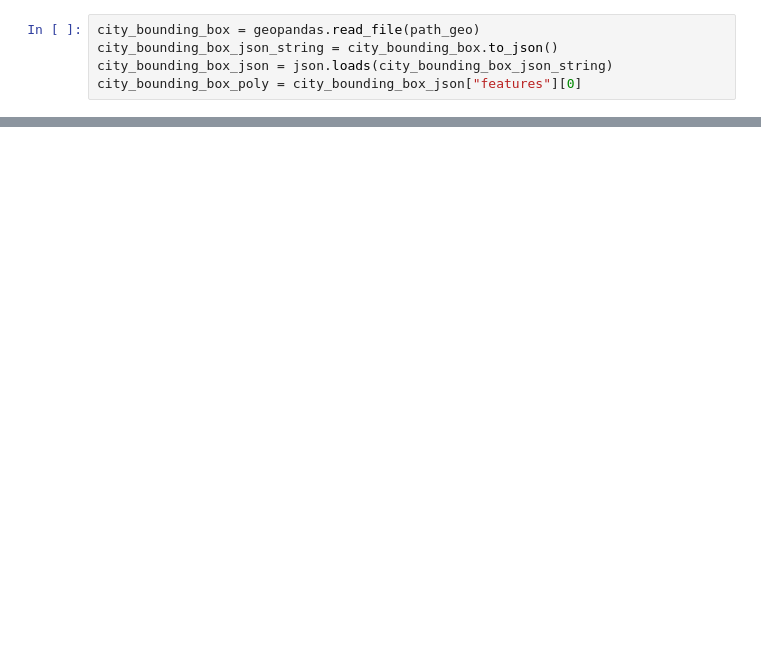
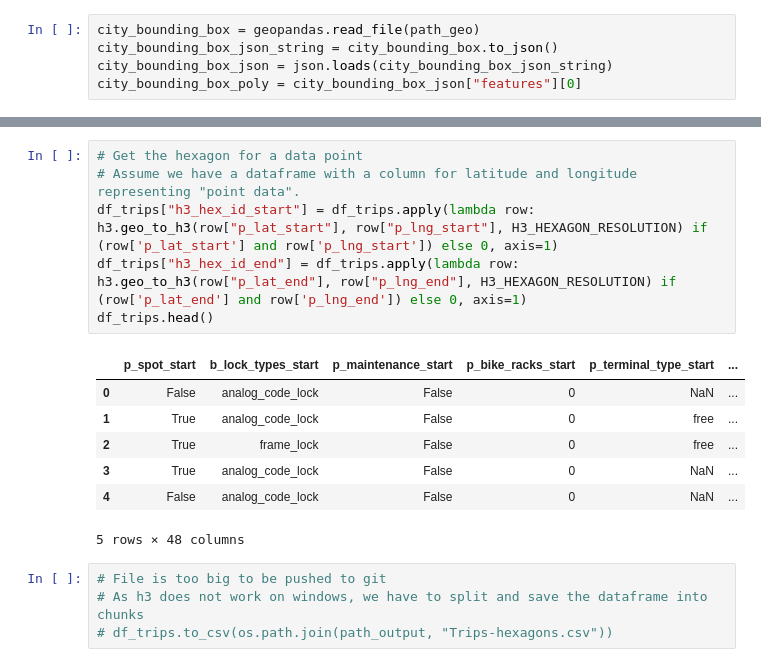
Before and after one commit to mulko93/AAA_Jupyter_Explorers, a Jupyter notebook: notebooks/02_Hexagons.ipynb, the cells around one changed output, grey strips where cells are left out. Cells and saved outputs as stored; diff of their text form; blank space fills up the shorter version.

```diff
--- a/notebooks/02_Hexagons.ipynb
+++ b/notebooks/02_Hexagons.ipynb
@@ -40,0 +150,18 @@ geopandas.
+# %%
+# Get the hexagon for a data point
+# Assume we have a dataframe with a column for latitude and longitude representing "point data".
+df_trips["h3_hex_id_start"] = df_trips.apply(lambda row: h3.geo_to_h3(row["p_lat_start"], row["p_lng_start"], H3_HEXAGON_RESOLUTION) if (row['p_lat_start'] and row['p_lng_start']) else 0, axis=1)
+df_trips["h3_hex_id_end"] = df_trips.apply(lambda row: h3.geo_to_h3(row["p_lat_end"], row["p_lng_end"], H3_HEXAGON_RESOLUTION) if (row['p_lat_end'] and row['p_lng_end']) else 0, axis=1)
+df_trips.head()
+# %% [output]
+|  | p_spot_start | b_lock_types_start | p_maintenance_start | p_bike_racks_start | p_terminal_type_start | ... |
+| 0 | False | analog_code_lock | False | 0 | NaN | ... |
+| 1 | True | analog_code_lock | False | 0 | free | ... |
+| 2 | True | frame_lock | False | 0 | free | ... |
+| 3 | True | analog_code_lock | False | 0 | NaN | ... |
+| 4 | False | analog_code_lock | False | 0 | NaN | ... |
+5 rows × 48 columns
+# %%
+# File is too big to be pushed to git
+# As h3 does not work on windows, we have to split and save the dataframe into chunks
+# df_trips.to_csv(os.path.join(path_output, "Trips-hexagons.csv"))
```
Also changed, not shown: parts of 15 cells of this notebook, 7 other files.
